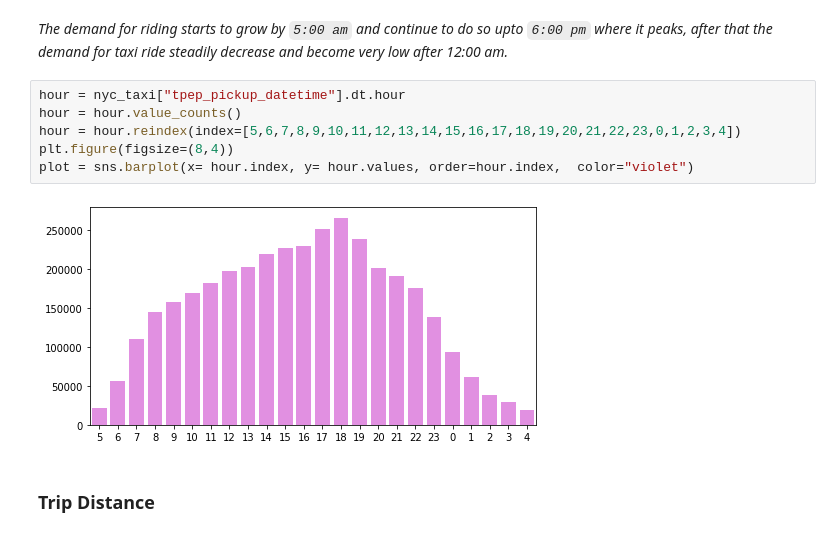
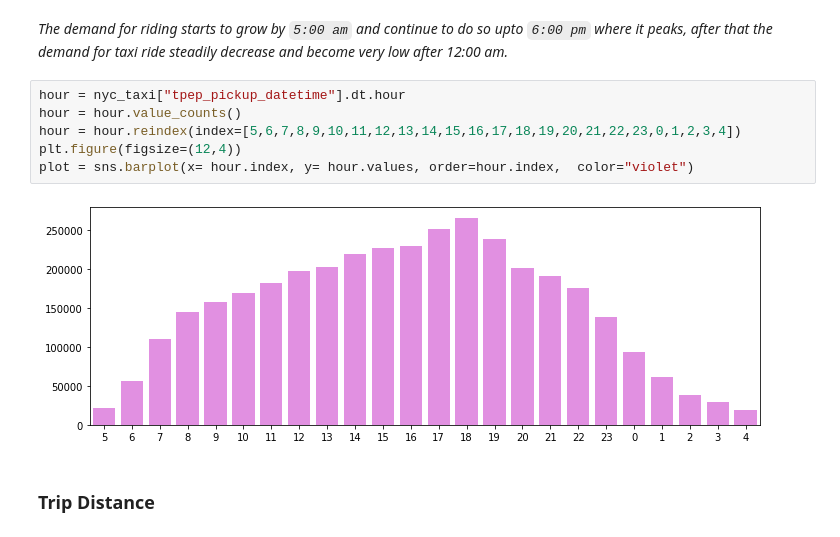
Before and after one commit to nabeel-io/Manufactured_House_Price_Prediction, a Jupyter notebook: EDA/EDA.ipynb, the cells around one changed output. Saved outputs shown, nothing was run; the diff lists cells and outputs as text.

```diff
--- a/EDA.ipynb
+++ b/EDA/EDA.ipynb
@@ -141,11 +141,11 @@ plot.set_yticklabels(["Mon","Tue","Wed","Thu","Fri","Sat","Sun"], rotation=45);
 # %%
 hour = nyc_taxi["tpep_pickup_datetime"].dt.hour
 hour = hour.value_counts()
 hour = hour.reindex(index=[5,6,7,8,9,10,11,12,13,14,15,16,17,18,19,20,21,22,23,0,1,2,3,4])
-plt.figure(figsize=(8,4))
+plt.figure(figsize=(12,4))
 plot = sns.barplot(x= hour.index, y= hour.values, order=hour.index,  color="violet")
 # %% [output]
-[figure, old version]
+[figure, new version]
 # %% [markdown]
 ### **Trip Distance**
 # %% [markdown]
```
Also changed, not shown: parts of 5 cells of this notebook, 10 other files.
